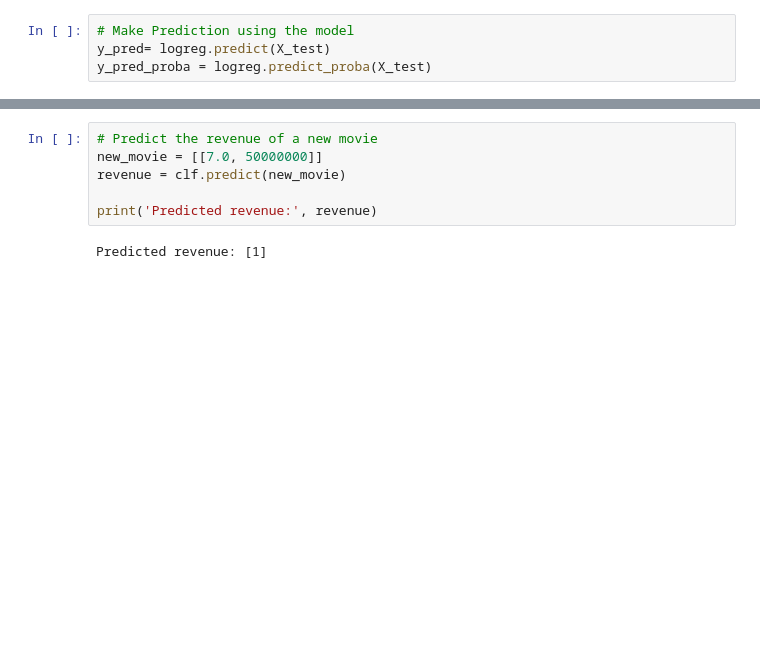
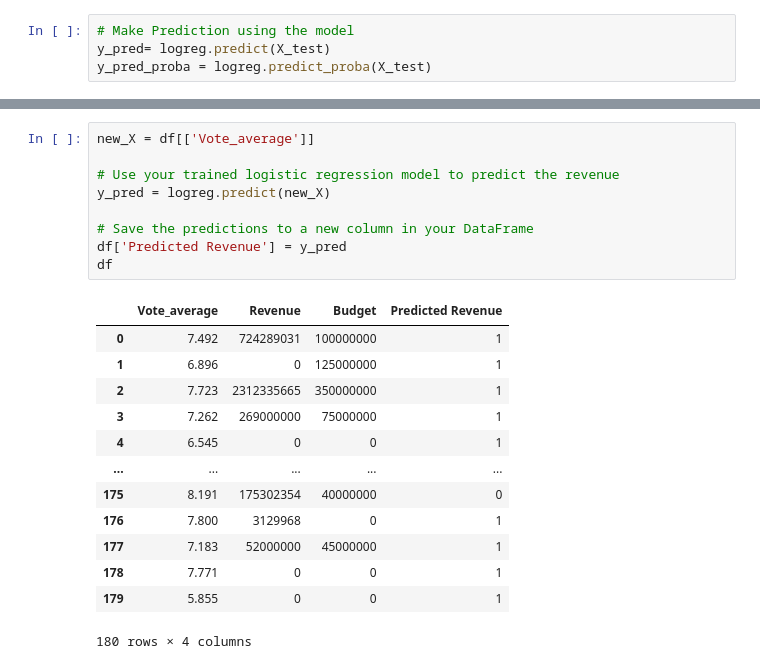
Before and after one commit to 123bros/Movie-Analysis, a Jupyter notebook: Logistical_regression-checkpoint.ipynb, the cells around one changed output, grey strips where cells are left out. Saved outputs shown, nothing was run; the diff lists cells and outputs as text; blank space fills up the shorter version.

```diff
--- a/Logistical_regression-checkpoint.ipynb
+++ b/Logistical_regression-checkpoint.ipynb
@@ -162,8 +169,23 @@ plt.show()
-# %%
-# Predict the revenue of a new movie
-new_movie = [[7.0, 50000000]]
-revenue = clf.predict(new_movie)
-
-print('Predicted revenue:', revenue)
-# %% [output]
-Predicted revenue: [1]
+# %%
+new_X = df[['Vote_average']]
+
+# Use your trained logistic regression model to predict the revenue
+y_pred = logreg.predict(new_X)
+
+# Save the predictions to a new column in your DataFrame
+df['Predicted Revenue'] = y_pred
+df
+# %% [output]
+|  | Vote_average | Revenue | Budget | Predicted Revenue |
+| 0 | 7.492 | 724289031 | 100000000 | 1 |
+| 1 | 6.896 | 0 | 125000000 | 1 |
+| 2 | 7.723 | 2312335665 | 350000000 | 1 |
+| 3 | 7.262 | 269000000 | 75000000 | 1 |
+| 4 | 6.545 | 0 | 0 | 1 |
+| ... | ... | ... | ... | ... |
+| 175 | 8.191 | 175302354 | 40000000 | 0 |
+| 176 | 7.800 | 3129968 | 0 | 1 |
+| 177 | 7.183 | 52000000 | 45000000 | 1 |
+| 178 | 7.771 | 0 | 0 | 1 |
+| 179 | 5.855 | 0 | 0 | 1 |
+180 rows × 4 columns
```
Also changed, not shown: parts of 13 cells of this notebook.
